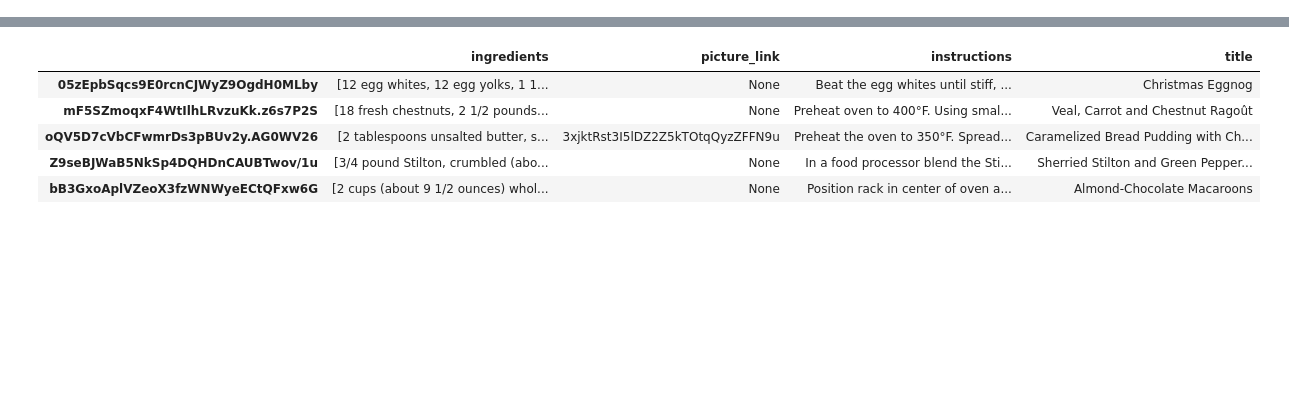
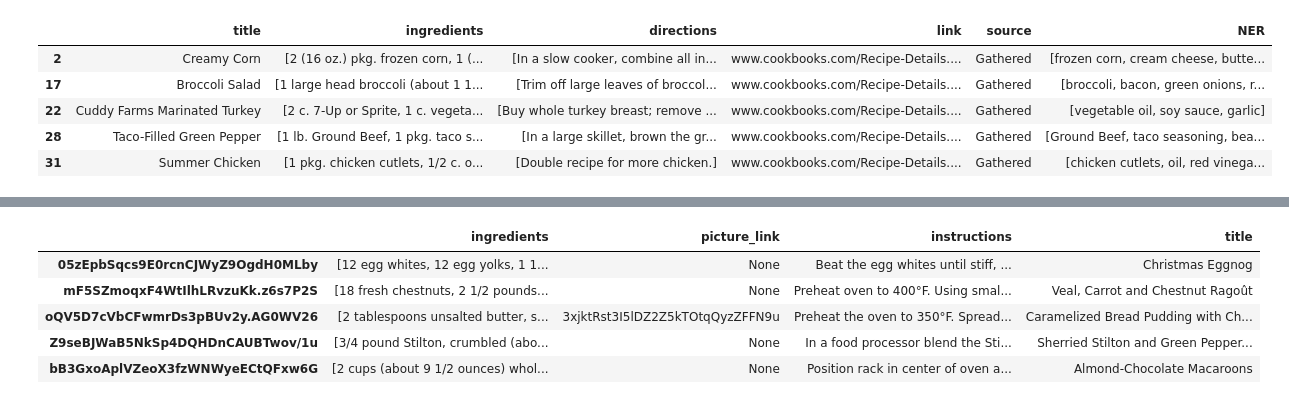
Before and after one commit to lzung/recipe_generator, a Jupyter notebook: notebooks/data_processing.ipynb, the cells around one changed output, grey strips where cells are left out. Cells and saved outputs as stored; diff of their text form; code cells hidden in the pictures; blank space fills up the shorter version.

```diff
--- a/notebooks/data_processing.ipynb
+++ b/notebooks/data_processing.ipynb
@@ -13,0 +44,9 @@ fn_df = pd.read_json('../data/recipes_raw/recipes_raw_nosource_ar.json', orient=
+# %%
+df[df['directions'].str.len() < 2].head()
+# %% [output]
+|  | title | ingredients | directions | link | source | NER |
+| 2 | Creamy Corn | [2 (16 oz.) pkg. frozen corn, 1 (... | [In a slow cooker, combine all in... | www.cookbooks.com/Recipe-Details.... | Gathered | [frozen corn, cream cheese, butte... |
+| 17 | Broccoli Salad | [1 large head broccoli (about 1 1... | [Trim off large leaves of broccol... | www.cookbooks.com/Recipe-Details.... | Gathered | [broccoli, bacon, green onions, r... |
+| 22 | Cuddy Farms Marinated Turkey | [2 c. 7-Up or Sprite, 1 c. vegeta... | [Buy whole turkey breast; remove ... | www.cookbooks.com/Recipe-Details.... | Gathered | [vegetable oil, soy sauce, garlic] |
+| 28 | Taco-Filled Green Pepper | [1 lb. Ground Beef, 1 pkg. taco s... | [In a large skillet, brown the gr... | www.cookbooks.com/Recipe-Details.... | Gathered | [Ground Beef, taco seasoning, bea... |
+| 31 | Summer Chicken | [1 pkg. chicken cutlets, 1/2 c. o... | [Double recipe for more chicken.] | www.cookbooks.com/Recipe-Details.... | Gathered | [chicken cutlets, oil, red vinega... |
```
Also changed, not shown: parts of 12 cells of this notebook, 7 other files.
